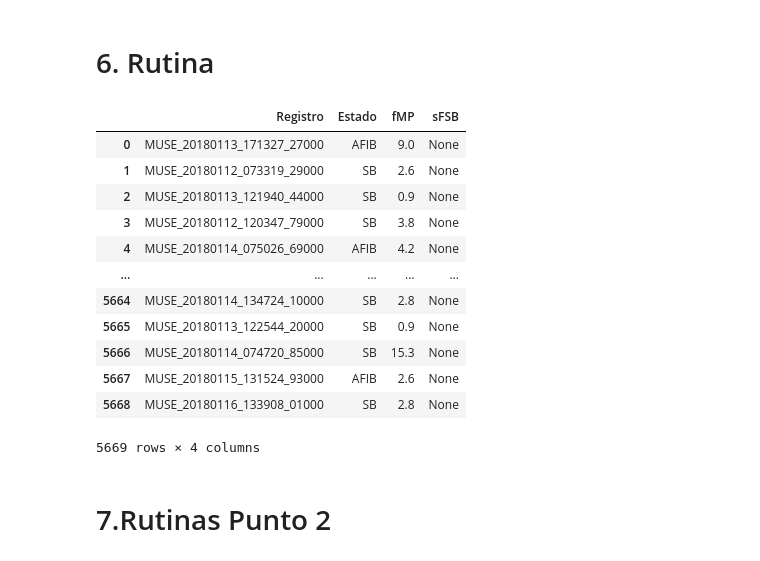
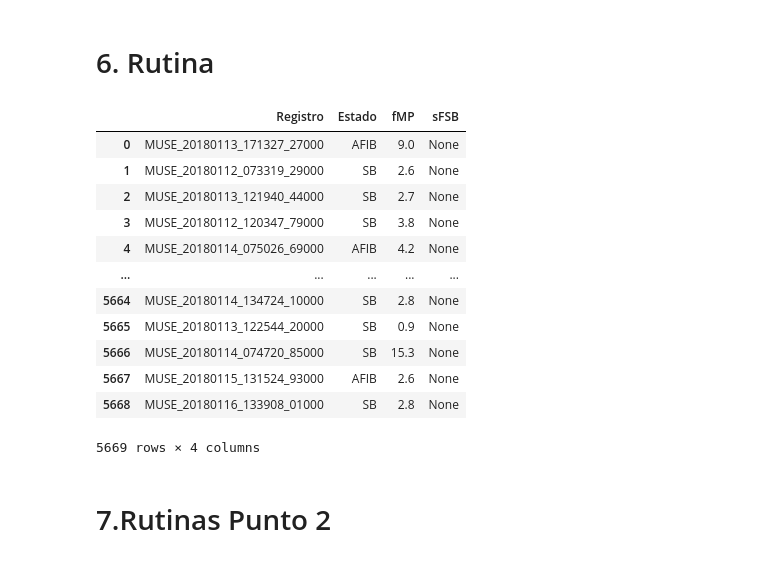
Before and after one commit to juandayo001/Biose-ales_20242, a Jupyter notebook: proyecto2biosenales.ipynb, the cells around one changed output. Cells and saved outputs as stored; diff of their text form; code cells hidden in the pictures.

```diff
--- a/proyecto2biosenales.ipynb
+++ b/proyecto2biosenales.ipynb
@@ -254,25 +250,30 @@ plt.show()
 # %%
 def MAX_Pot(signal, grafico: bool = True):
     FT = np.fft.fft(signal)
-    FT = np.abs(FT[:len(FT)//2])
+    FT = np.abs(FT[:len(FT)//2])  # Magnitud de la FFT
     freqs = np.fft.fftfreq(len(signal), 1/500)
     freqs = freqs[:len(freqs)//2]
-    power = np.abs(FT)**2
-    maxV = np.argmax(power)
-    maxFf = round(freqs[maxV], 5)
-    max = power[maxV]
-    maxF = FT[maxV]
+    power = np.abs(FT)**2  # Potencia
+    maxV = np.argmax(power)  # Índice de la frecuencia con mayor potencia
+    maxFf = round(freqs[maxV], 5)  # Frecuencia correspondiente
+    max = power[maxV]  # Valor de potencia máxima
+    maxF = FT[maxV]  # Valor de magnitud en la FFT para la frecuencia máxima
+
     if grafico:
         plt.figure()
         plt.plot(freqs, FT)
-        plt.xlim([0,20])
-        plt.axvline(maxFf, color = 'r', linestyle = '--', label = 'Maxima Freq')
+        plt.xlim([0, 20])
+        plt.axvline(maxFf, color='r', linestyle='--', label='Frecuencia Máxima')
         plt.text(maxFf, maxF, f' {power[maxV]} es el valor máximo de potencia')
-        plt.title('Frecuencia Maxima')
+        plt.title('Frecuencia Máxima')
         plt.xlabel('Frecuencia (Hz)')
         plt.ylabel('Magnitud de la FFT')
-    return {'Máxmia frecuebcia' : maxFf}
 
-señal_ejemplo = detrend(compression(detrend(x,15),np.min(xn),np.max(xn)),15) #Con grado 20 sale un warnong que dice que polyfit en ese grado está condicionado pobremente. Por ello disminuimos el grado a 15
-resultado=MAX_Pot(señal_ejemplo)
+    return {'Máxima frecuencia': maxFf}
+
+# Ejemplo de señal corregida
+señal_ejemplo = detrend(compression(detrend(x, 15), np.min(x), np.max(x)), 15)
+resultado = MAX_Pot(señal_ejemplo)
+
+print(resultado)
 # %% [output]
@@ -325,41 +327,42 @@ for index, row in df_filtrado.iterrows():
     if registro in ecg_dict:
         signal = ecg_dict[registro]  # Obtener la señal del diccionario
 
+        # Aplicar detrending a la señal
+        detrended_signal = detrend(signal, n=15)
 
-        # Aplicar detrending a la senal
-        detrended_signal = detrend(signal)
         # Calcular Xmin y Xmax para la compresión
         Xmin = np.min(detrended_signal)
         Xmax = np.max(detrended_signal)
 
         # Aplicar compresión
         compressed_signal = compression(detrended_signal, Xmin, Xmax)
-         # Aplicar detrending de nuevo
-        detrended_signal2 = detrend(compressed_signal)
+
+        # Aplicar detrending de nuevo (verifica si es necesario)
+        detrended_signal2 = detrend(compressed_signal, n=15)
 
         # Calcular la frecuencia máxima de potencia
-        fMP_result = MAX_Pot(detrended_signal2, grafico=False)  # Llamar a MAX_Pot sin gráfico
+        fMP_result = MAX_Pot(detrended_signal2, grafico=False)
 
         # Acumular los datos en la lista
         data_to_append.append({
             'Registro': registro,
             'Estado': estado,
             'fMP': fMP_result['Máxima frecuencia'],  # Usar la clave correcta para fMP
             'sFSB': None  # Placeholder para sFSB
         })
     else:
         print(f"El registro {registro} no se encontró en ecg_dict.")
 
 # Convertir la lista en un DataFrame
 Data_rutina = pd.DataFrame(data_to_append)
 
 # Mostrar el DataFrame resultante
 Data_rutina
 # %% [output]
 |  | Registro | Estado | fMP | sFSB |
 | 0 | MUSE_20180113_171327_27000 | AFIB | 9.0 | None |
 | 1 | MUSE_20180112_073319_29000 | SB | 2.6 | None |
-| 2 | MUSE_20180113_121940_44000 | SB | 0.9 | None |
+| 2 | MUSE_20180113_121940_44000 | SB | 2.7 | None |
 | 3 | MUSE_20180112_120347_79000 | SB | 3.8 | None |
 | 4 | MUSE_20180114_075026_69000 | AFIB | 4.2 | None |
 | ... | ... | ... | ... | ... |
```
Also changed, not shown: parts of 8 cells of this notebook.
